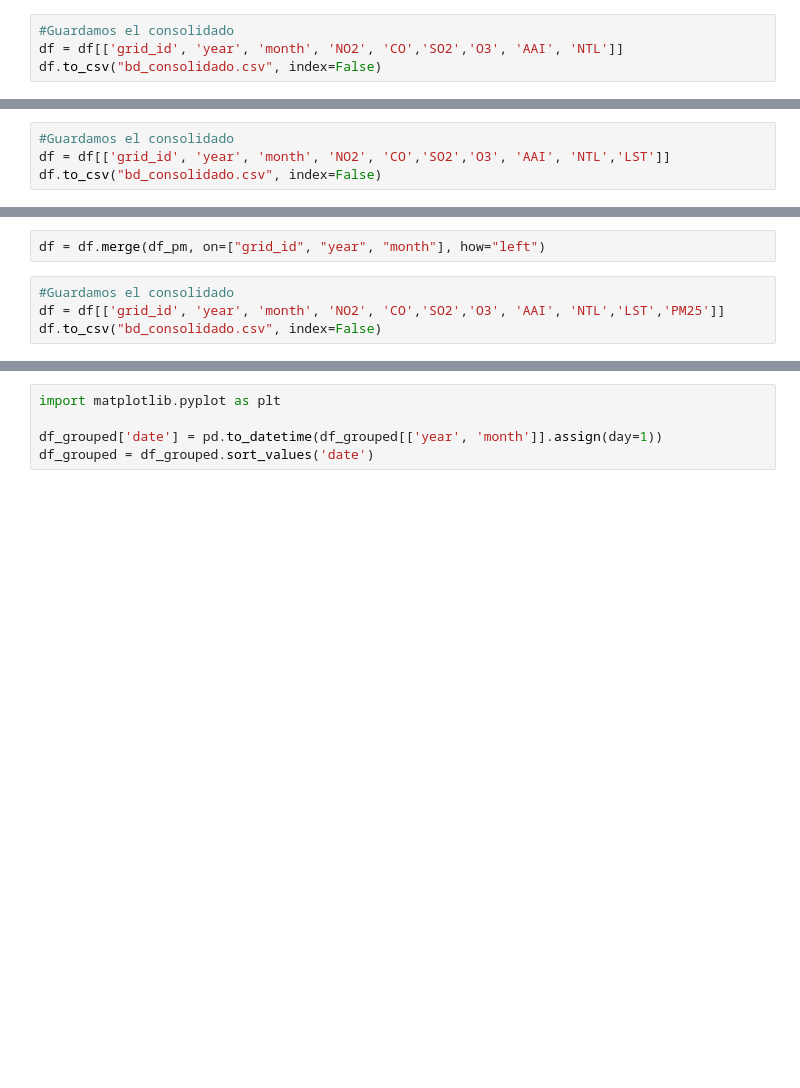
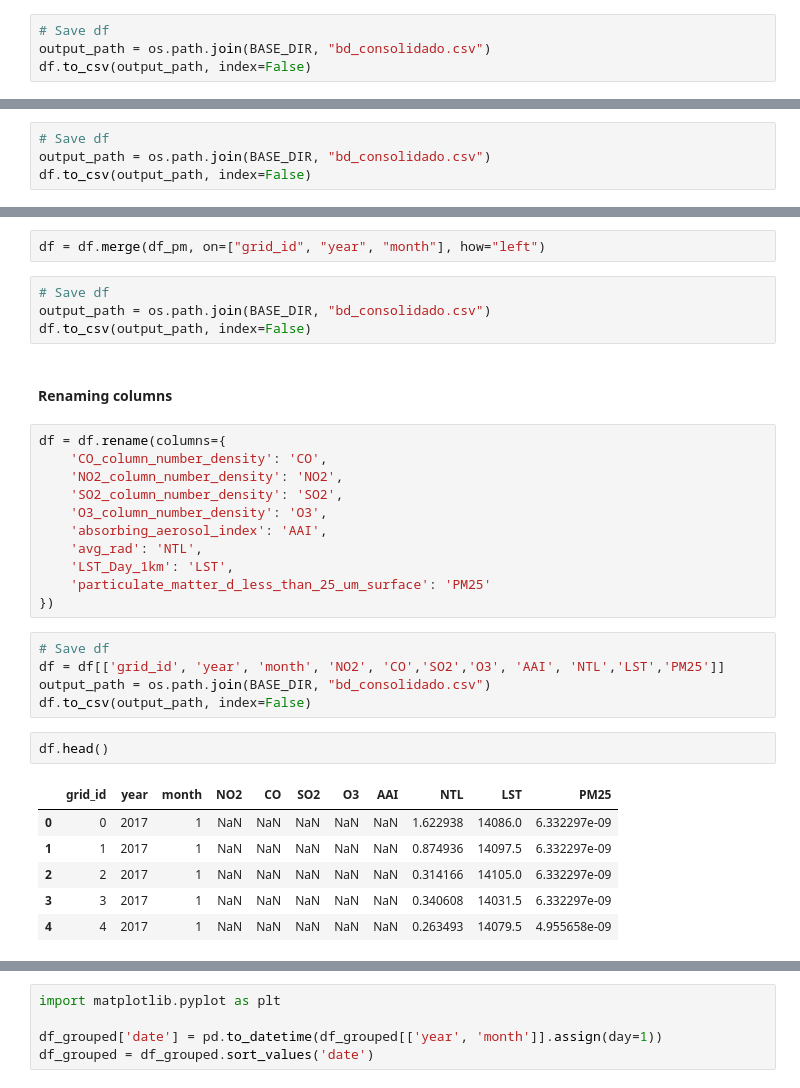
Before and after one commit to cvalladaresr/Geospatial_Approach, a Jupyter notebook: notebooks/Etapa 0.1_ Descarga de datos.ipynb, the cells around one changed output, grey strips where cells are left out. Saved outputs shown, nothing was run; the diff lists cells and outputs as text; blank space fills up the shorter version.

```diff
--- a/notebooks/Etapa 0.1_ Descarga de datos.ipynb
+++ b/notebooks/Etapa 0.1_ Descarga de datos.ipynb
@@ -479,7 +501,7 @@ df_ntl.to_csv(output_path_e, index=False)
 # %%
 df = df.merge(df_ntl, on=["grid_id", "year", "month"], how="right")
 # %%
-#Guardamos el consolidado
-df = df[['grid_id', 'year', 'month', 'NO2', 'CO','SO2','O3', 'AAI', 'NTL']]
-df.to_csv("bd_consolidado.csv", index=False)
+# Save df
+output_path = os.path.join(BASE_DIR, "bd_consolidado.csv")
+df.to_csv(output_path, index=False)
 # %% [markdown]
@@ -503,7 +545,7 @@ df_lst.to_csv(output_path_e, index=False)
 # %%
 df = df.merge(df_lst, on=["grid_id", "year", "month"], how="left")
 # %%
-#Guardamos el consolidado
-df = df[['grid_id', 'year', 'month', 'NO2', 'CO','SO2','O3', 'AAI', 'NTL','LST']]
-df.to_csv("bd_consolidado.csv", index=False)
+# Save df
+output_path = os.path.join(BASE_DIR, "bd_consolidado.csv")
+df.to_csv(output_path, index=False)
 # %% [markdown]
@@ -544,7 +586,34 @@ Procesando 2022-12
 # %%
 df = df.merge(df_pm, on=["grid_id", "year", "month"], how="left")
 # %%
-#Guardamos el consolidado
-df = df[['grid_id', 'year', 'month', 'NO2', 'CO','SO2','O3', 'AAI', 'NTL','LST','PM25']]
-df.to_csv("bd_consolidado.csv", index=False)
+# Save df
+output_path = os.path.join(BASE_DIR, "bd_consolidado.csv")
+df.to_csv(output_path, index=False)
+# %% [markdown]
+#### Renaming columns
+# %%
+df = df.rename(columns={
+    'CO_column_number_density': 'CO',
+    'NO2_column_number_density': 'NO2',
+    'SO2_column_number_density': 'SO2',
+    'O3_column_number_density': 'O3',
+    'absorbing_aerosol_index': 'AAI',
+    'avg_rad': 'NTL',
+    'LST_Day_1km': 'LST',
+    'particulate_matter_d_less_than_25_um_surface': 'PM25'
+})
+# %%
+# Save df
+df = df[['grid_id', 'year', 'month', 'NO2', 'CO','SO2','O3', 'AAI', 'NTL','LST','PM25']]
+output_path = os.path.join(BASE_DIR, "bd_consolidado.csv")
+df.to_csv(output_path, index=False)
+# %%
+df.head()
+# %% [output]
+|  | grid_id | year | month | NO2 | CO | SO2 | O3 | AAI | NTL | LST | PM25 |
+| 0 | 0 | 2017 | 1 | NaN | NaN | NaN | NaN | NaN | 1.622938 | 14086.0 | 6.332297e-09 |
+| 1 | 1 | 2017 | 1 | NaN | NaN | NaN | NaN | NaN | 0.874936 | 14097.5 | 6.332297e-09 |
+| 2 | 2 | 2017 | 1 | NaN | NaN | NaN | NaN | NaN | 0.314166 | 14105.0 | 6.332297e-09 |
+| 3 | 3 | 2017 | 1 | NaN | NaN | NaN | NaN | NaN | 0.340608 | 14031.5 | 6.332297e-09 |
+| 4 | 4 | 2017 | 1 | NaN | NaN | NaN | NaN | NaN | 0.263493 | 14079.5 | 4.955658e-09 |
 # %% [markdown]
```
Also changed, not shown: parts of 35 cells of this notebook, 10 other files.
